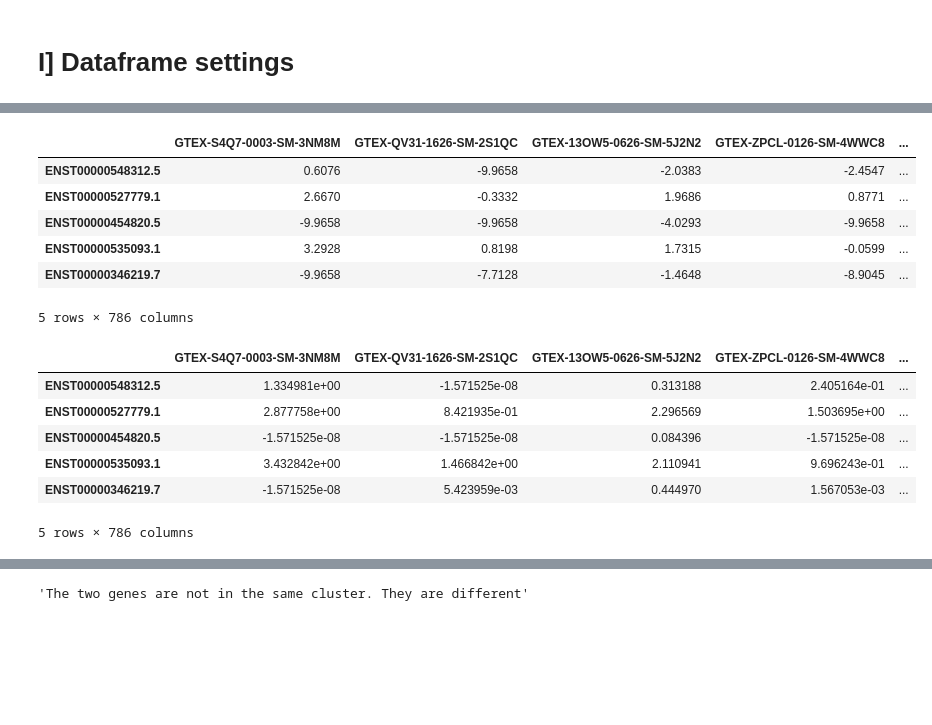
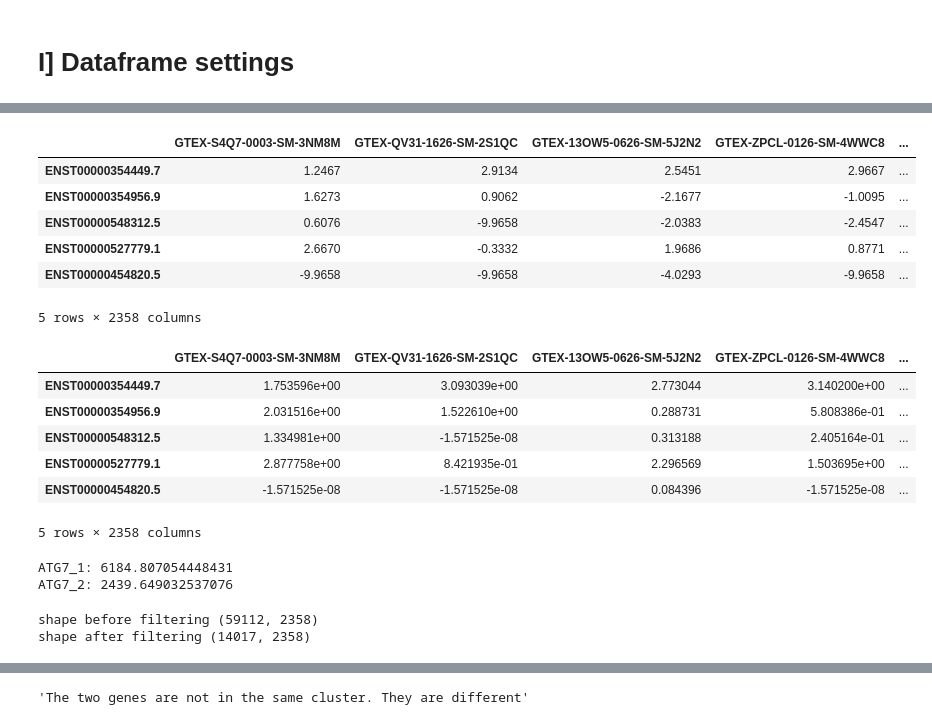
Before and after one commit to Keviosta/Article_short_isoform_ATG7_private, a Jupyter notebook: gene_expression_data_preparation/all_transcripts_gtex_data_preparation.ipynb, the cells around one changed output, grey strips where cells are left out. Drawn from its saved outputs; the diff is of its cells as text; code cells hidden in the pictures; blank space fills up the shorter version.

```diff
--- a/gene_expression_data_preparation/all_transcripts_gtex_data_preparation.ipynb
+++ b/gene_expression_data_preparation/all_transcripts_gtex_data_preparation.ipynb
@@ -30,11 +51,11 @@ output_file_directory = '/Users/kja11/OneDrive - Háskóli Íslands/PhD ATG7/0 i
 # %%
 %%time
-#Download 10% of the big expression data with all the transcripts
-path = input_file_directory + "/xenabrowser_brut_data/all_transcripts/gtex_Kallisto_tpm_smallpart.tsv"
-df_gexpr_all_smallpart = pandas.read_csv(path, sep = "\t")
+#Download 30% of the big expression data with all the transcripts
+path = input_file_directory + "/xenabrowser_brut_data/all_transcripts/gtex_Kallisto_tpm_30perc.tsv"
+df = pandas.read_csv(path, sep = "\t")
 
-print(df_gexpr_all_smallpart.shape)
-df_gexpr_all_smallpart.set_index('sample', inplace = True)
-df_gexpr_all_smallpart.index.name = None
-df_gexpr_all_smallpart.head()
+print(df.shape)
+df.set_index('sample', inplace = True)
+df.index.name = None
+df.head()
 # %% [output]
@@ -43,22 +64,22 @@ Wall time: 2.37 s
 |  | GTEX-S4Q7-0003-SM-3NM8M | GTEX-QV31-1626-SM-2S1QC | GTEX-13OW5-0626-SM-5J2N2 | GTEX-ZPCL-0126-SM-4WWC8 | ... |
+| ENST00000354449.7 | 1.2467 | 2.9134 | 2.5451 | 2.9667 | ... |
+| ENST00000354956.9 | 1.6273 | 0.9062 | -2.1677 | -1.0095 | ... |
 | ENST00000548312.5 | 0.6076 | -9.9658 | -2.0383 | -2.4547 | ... |
 | ENST00000527779.1 | 2.6670 | -0.3332 | 1.9686 | 0.8771 | ... |
 | ENST00000454820.5 | -9.9658 | -9.9658 | -4.0293 | -9.9658 | ... |
-| ENST00000535093.1 | 3.2928 | 0.8198 | 1.7315 | -0.0599 | ... |
-| ENST00000346219.7 | -9.9658 | -7.7128 | -1.4648 | -8.9045 | ... |
-5 rows × 786 columns
+5 rows × 2358 columns
 # %%
 #Calcul to have value from log2;  2**(x)-0.001
-df_gexpr_all_smallpart = df_gexpr_all_smallpart.apply(lambda x: pow(2,x)-0.001)
+df = df.apply(lambda x: pow(2,x)-0.001)
 
 #Calcul to have log2+1 from value;
-df_gexpr_all_smallpart = df_gexpr_all_smallpart.apply(lambda x: numpy.log2(x+1))
-df_gexpr_all_smallpart.head()
+df = df.apply(lambda x: numpy.log2(x+1))
+df.head()
 # %% [output]
 |  | GTEX-S4Q7-0003-SM-3NM8M | GTEX-QV31-1626-SM-2S1QC | GTEX-13OW5-0626-SM-5J2N2 | GTEX-ZPCL-0126-SM-4WWC8 | ... |
+| ENST00000354449.7 | 1.753596e+00 | 3.093039e+00 | 2.773044 | 3.140200e+00 | ... |
+| ENST00000354956.9 | 2.031516e+00 | 1.522610e+00 | 0.288731 | 5.808386e-01 | ... |
 | ENST00000548312.5 | 1.334981e+00 | -1.571525e-08 | 0.313188 | 2.405164e-01 | ... |
 | ENST00000527779.1 | 2.877758e+00 | 8.421935e-01 | 2.296569 | 1.503695e+00 | ... |
 | ENST00000454820.5 | -1.571525e-08 | -1.571525e-08 | 0.084396 | -1.571525e-08 | ... |
-| ENST00000535093.1 | 3.432842e+00 | 1.466842e+00 | 2.110941 | 9.696243e-01 | ... |
-| ENST00000346219.7 | -1.571525e-08 | 5.423959e-03 | 0.444970 | 1.567053e-03 | ... |
-5 rows × 786 columns
+5 rows × 2358 columns
@@ -67,0 +86,20 @@ df_gexpr_all_smallpart['sum'] = df_gexpr_all_smallpart.sum(axis=1)
+# %%
+genes = "ENST00000354449.7", "ENST00000354956.9"
+g_names = "ATG7_1", "ATG7_2"
+for i in range(len(genes)):
+    print(f'{g_names[i]}: {df.loc[genes[i], :].sum()}')
+# %% [output]
+ATG7_1: 6184.807054448431
+ATG7_2: 2439.649032537076
+# %%
+ATG7_2_sum = 2439.648
+
+print('shape before filtering', df.shape)
+#create boolean and select the genes where sum is higher than ATG7(2) sum expression
+bool_higher_iso2 = df.sum(axis=1) > ATG7_2_sum
+df = df[bool_higher_iso2]
+
+print('shape after filtering', df.shape)
+# %% [output]
+shape before filtering (59112, 2358)
+shape after filtering (14017, 2358)
```
Also changed, not shown: parts of 24 cells of this notebook, 1 other file.
